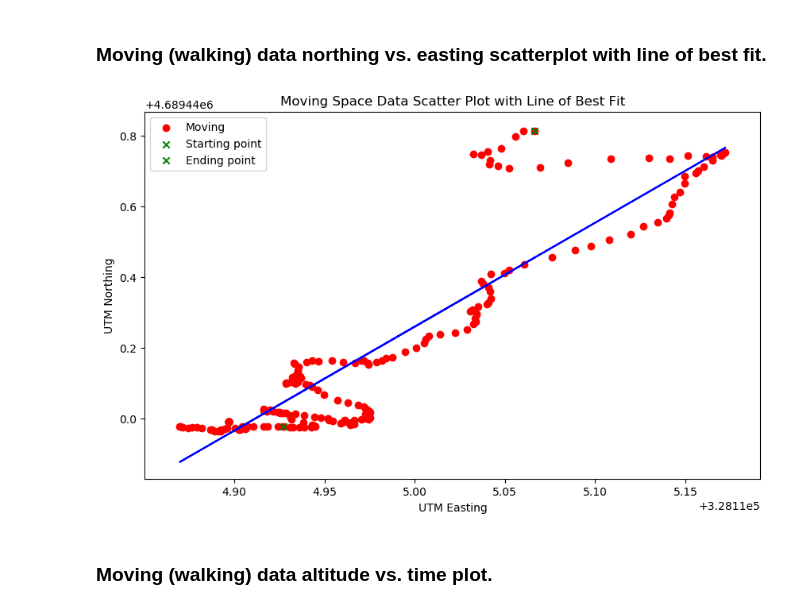
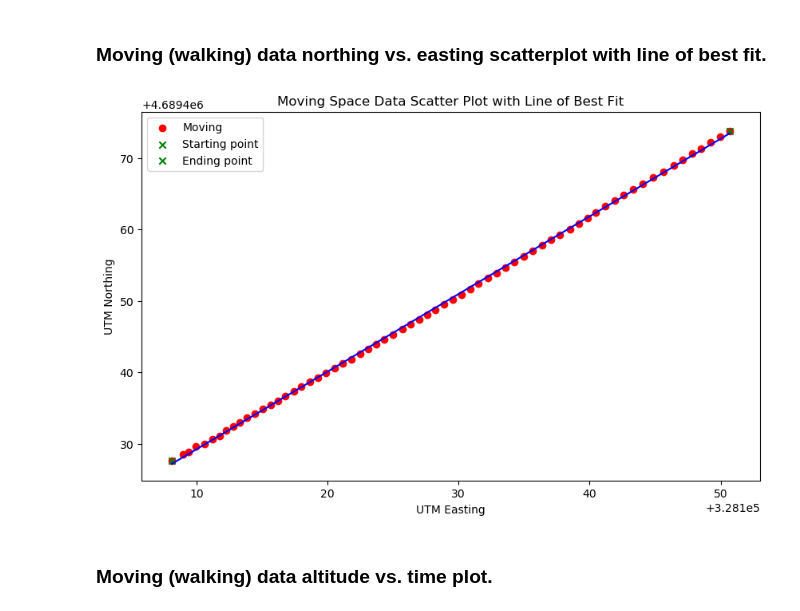
Before and after one commit to Pateltirths1012/Dead-Reckoning-and-Sensor-Calibration-, a Jupyter notebook: gnss/analysis/analysis_rtk.ipynb, the cells around one changed output. Cells and saved outputs as stored; diff of their text form; code cells hidden in the pictures.

```diff
--- a/gnss/analysis/analysis_rtk.ipynb
+++ b/gnss/analysis/analysis_rtk.ipynb
@@ -45,4 +45,4 @@ File saved: /home/tirth/catkin_ws/src/gps_driver/bagfiles/open_rtk_2024-02-09-20
 # %%
-walking_rtk_msg = openSpace_rtk.message_by_topic('/gps')
+walking_rtk_msg = walking_rtk.message_by_topic('/gps')
 print("File saved: {}".format(walking_rtk_msg))
 # %% [output]
@@ -170,25 +190,25 @@ plt.show()
 # %%
 from sklearn.linear_model import LinearRegression
 
 plt.figure(figsize=(10,6))
 arr1=walking_rtk_data['utm_easting'].to_numpy().reshape(-1,1)
 arr2=walking_rtk_data['utm_northing'].to_numpy().reshape(-1,1)
 
 plt.scatter(arr1, arr2, label='Moving', marker='o', color='red')
 plt.scatter(arr1[0],arr2[0],label='Starting point',marker='x', color='green')
-plt.scatter(arr1[161], arr2[161], label='Ending point', marker='x', color='green')
+plt.scatter(arr1[65], arr2[65], label='Ending point', marker='x', color='green')
 # Fit a linear regression model for Moving data
 reg_moving = LinearRegression().fit(arr1,arr2)
 plt.plot(arr1, reg_moving.predict(arr1), color='blue')
 
 plt.title('Moving Space Data Scatter Plot with Line of Best Fit')
 plt.xlabel('UTM Easting')
 plt.ylabel('UTM Northing')
 plt.legend()
 plt.savefig('walking_north_east.png')
 plt.show()
 # %% [output]
-[figure, old version]
+[figure, new version]
 # %% [markdown]
 ### Moving (walking) data altitude vs. time plot.
 # %%
```
Also changed, not shown: parts of 9 cells of this notebook.
